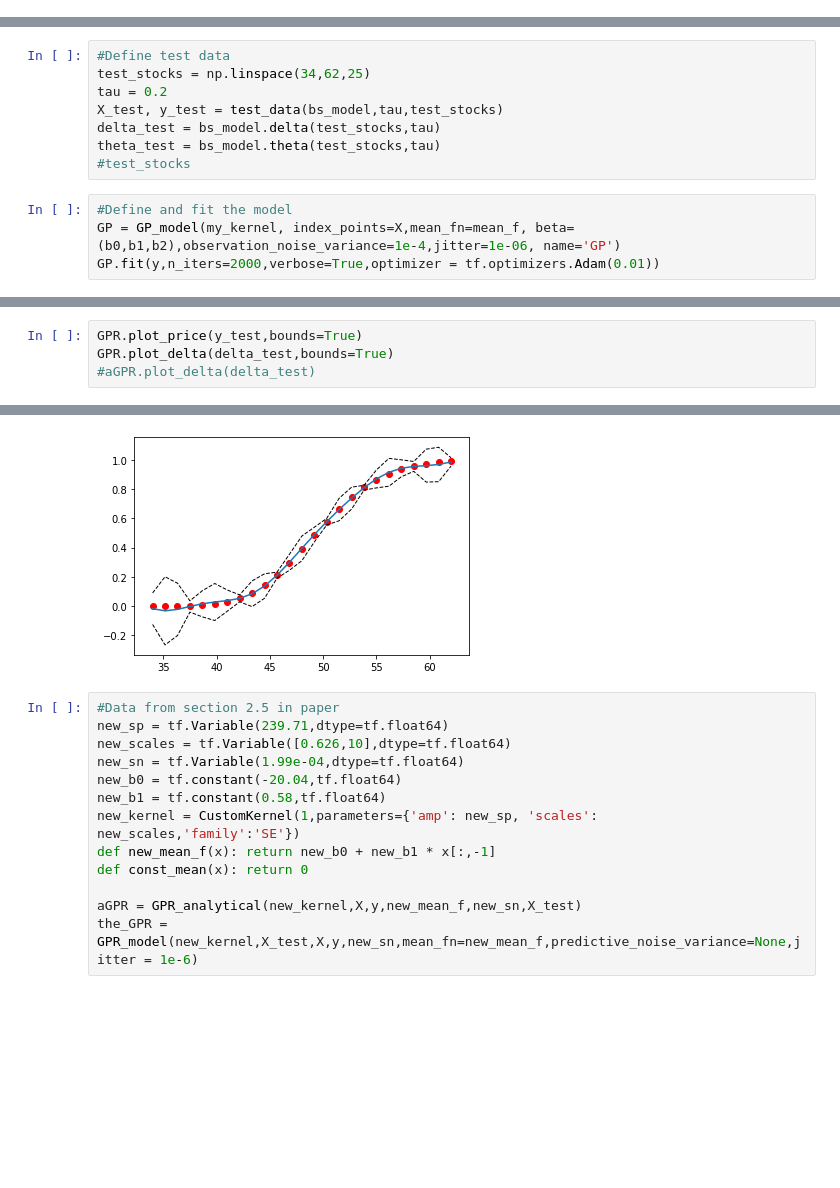
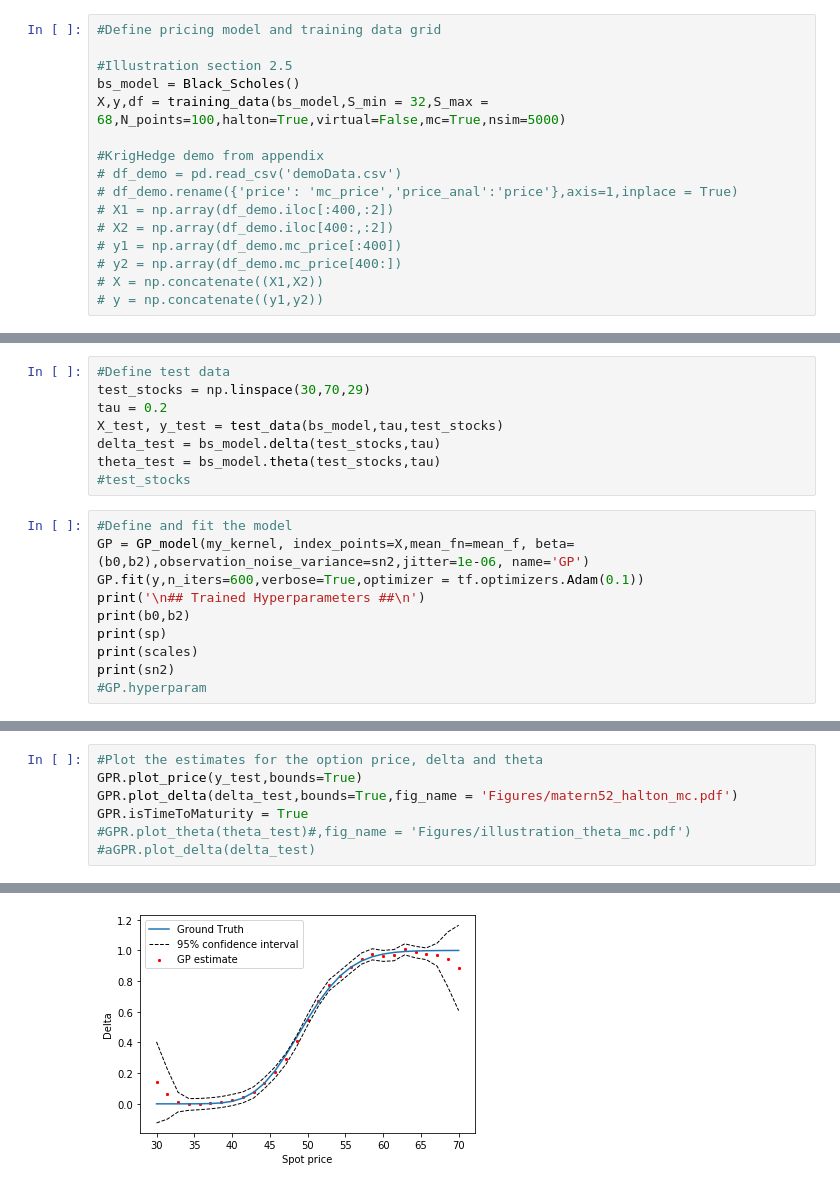
Before and after one commit to danielmenno/gpr-variance-swaps, a Jupyter notebook: main.ipynb, the cells around one changed output, grey strips where cells are left out. Saved outputs shown, nothing was run; the diff lists cells and outputs as text; blank space fills up the shorter version.

```diff
--- a/main.ipynb
+++ b/main.ipynb
@@ -340 +13,17 @@ X[:,1] = stock
+# %%
+#Define pricing model and training data grid
+
+#Illustration section 2.5
+bs_model = Black_Scholes()
+X,y,df = training_data(bs_model,S_min = 32,S_max = 68,N_points=100,halton=True,virtual=False,mc=True,nsim=5000)
+
+#KrigHedge demo from appendix
+# df_demo = pd.read_csv('demoData.csv')
+# df_demo.rename({'price': 'mc_price','price_anal':'price'},axis=1,inplace = True)
+# X1 = np.array(df_demo.iloc[:400,:2])
+# X2 = np.array(df_demo.iloc[400:,:2])
+# y1 = np.array(df_demo.mc_price[:400])
+# y2 = np.array(df_demo.mc_price[400:])
+# X = np.concatenate((X1,X2))
+# y = np.concatenate((y1,y2))
 # %%
@@ -369,6 +52,6 @@ def mean_f(x): return b0 + b1*x[:,0] + b2*x[:,-1]
 # %%
 #Define test data
-test_stocks = np.linspace(34,62,25)
+test_stocks = np.linspace(30,70,29)
 tau = 0.2
 X_test, y_test = test_data(bs_model,tau,test_stocks)
 delta_test = bs_model.delta(test_stocks,tau)
@@ -376,6 +59,12 @@ theta_test = bs_model.theta(test_stocks,tau)
 #test_stocks
 # %%
 #Define and fit the model
-GP = GP_model(my_kernel, index_points=X,mean_fn=mean_f, beta=(b0,b1,b2),observation_noise_variance=1e-4,jitter=1e-06, name='GP')
-GP.fit(y,n_iters=2000,verbose=True,optimizer = tf.optimizers.Adam(0.01))
+GP = GP_model(my_kernel, index_points=X,mean_fn=mean_f, beta=(b0,b2),observation_noise_variance=sn2,jitter=1e-06, name='GP')
+GP.fit(y,n_iters=600,verbose=True,optimizer = tf.optimizers.Adam(0.1))
+print('\n## Trained Hyperparameters ##\n')
+print(b0,b2)
+print(sp)
+print(scales)
+print(sn2)
+#GP.hyperparam
 # %% [output]
@@ -406,5 +91,8 @@ aGPR = GPR_analytical(my_kernel,X,y,mean_f,sn2,X_test)
 # %%
+#Plot the estimates for the option price, delta and theta
 GPR.plot_price(y_test,bounds=True)
-GPR.plot_delta(delta_test,bounds=True)
+GPR.plot_delta(delta_test,bounds=True,fig_name = 'Figures/matern52_halton_mc.pdf')
+GPR.isTimeToMaturity = True
+#GPR.plot_theta(theta_test)#,fig_name = 'Figures/illustration_theta_mc.pdf')
 #aGPR.plot_delta(delta_test)
 # %% [output]
@@ -412,14 +100 @@ GPR.plot_delta(delta_test,bounds=True)
-[figure, old version]
+[figure, new version]
-# %%
-#Data from section 2.5 in paper
-new_sp = tf.Variable(239.71,dtype=tf.float64)
-new_scales = tf.Variable([0.626,10],dtype=tf.float64)
-new_sn = tf.Variable(1.99e-04,dtype=tf.float64)
-new_b0 = tf.constant(-20.04,tf.float64)
-new_b1 = tf.constant(0.58,tf.float64)
-new_kernel = CustomKernel(1,parameters={'amp': new_sp, 'scales': new_scales,'family':'SE'})
-def new_mean_f(x): return new_b0 + new_b1 * x[:,-1]
-def const_mean(x): return 0
-
-aGPR = GPR_analytical(new_kernel,X,y,new_mean_f,new_sn,X_test)
-the_GPR = GPR_model(new_kernel,X_test,X,y,new_sn,mean_fn=new_mean_f,predictive_noise_variance=None,jitter = 1e-6)
```
Also changed, not shown: parts of 18 cells of this notebook, 6 other files.
